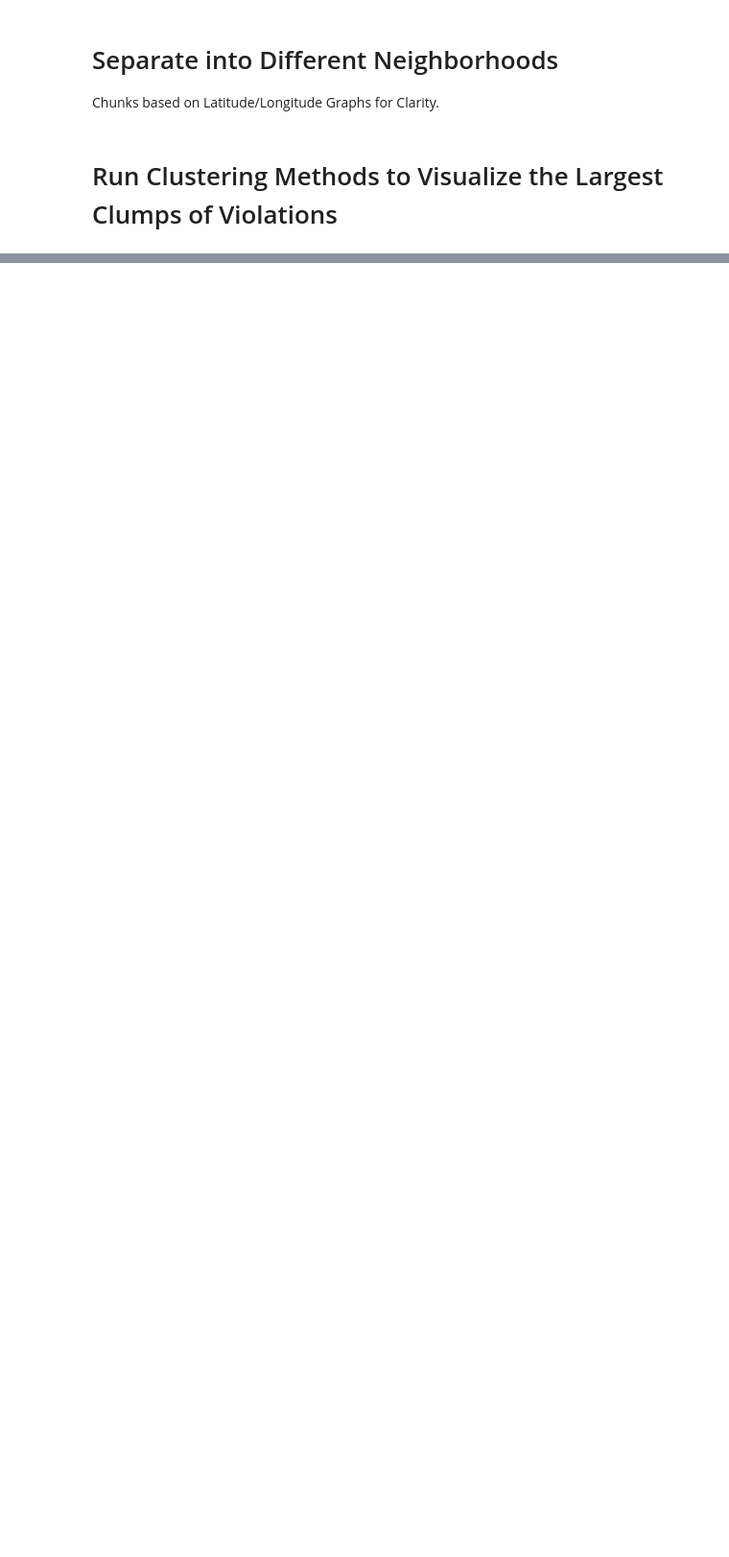
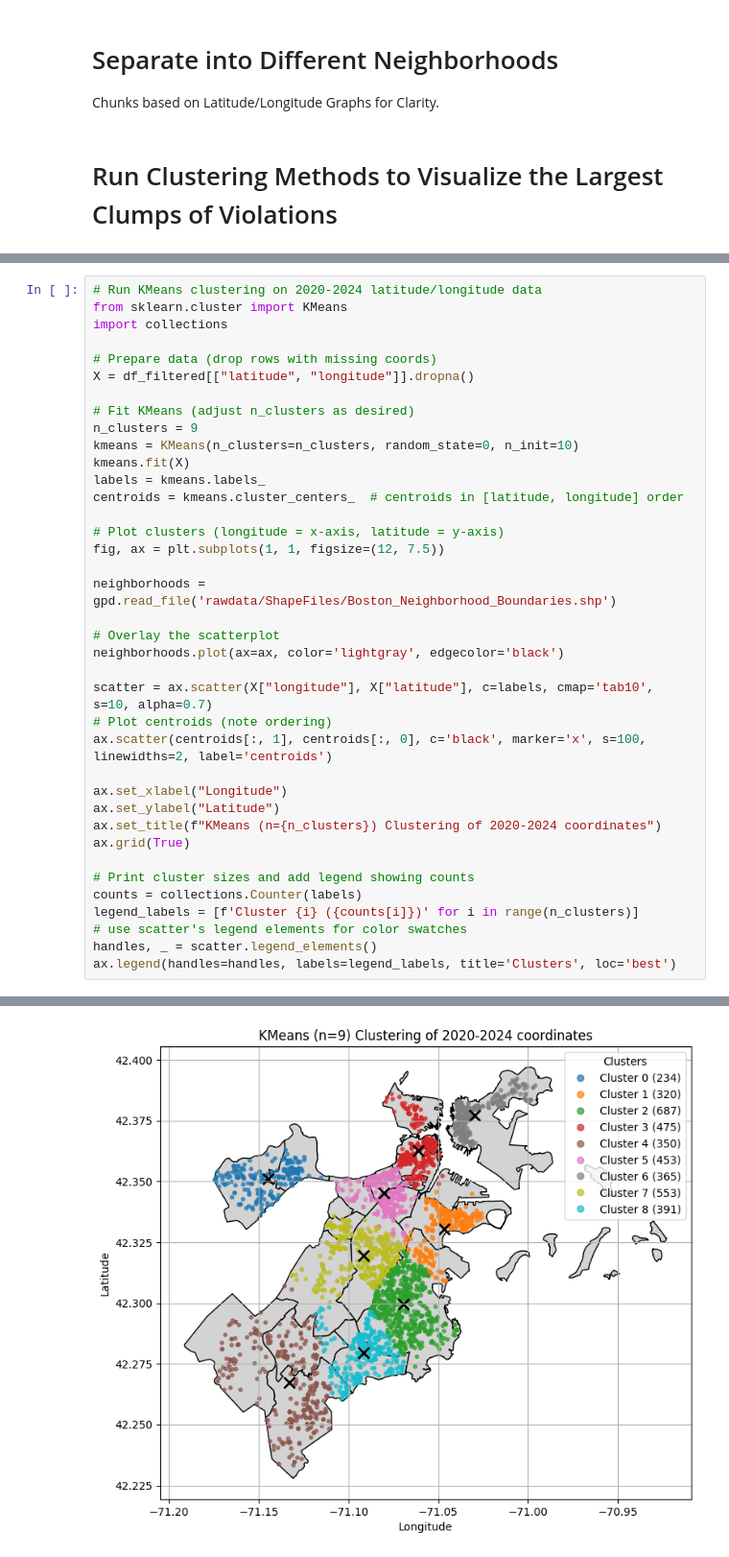
Before and after one commit to irisRen04/cs506-off_campus_housing-Ren-James, a Jupyter notebook: Building_Property.ipynb, the cells around one changed output, grey strips where cells are left out. Shown at 96% size. Saved outputs shown, nothing was run; the diff lists cells and outputs as text; blank space fills up the shorter version.

Commit message:
Use of Kmeans for finding clusters, further cleaning of data of building prop, and prep for api usage for student addresses

```diff
--- a/Building_Property.ipynb
+++ b/Building_Property.ipynb
@@ -299,0 +318,39 @@ from sklearn.manifold import TSNE
+# %%
+# Run KMeans clustering on 2020-2024 latitude/longitude data
+from sklearn.cluster import KMeans
+import collections
+
+# Prepare data (drop rows with missing coords)
+X = df_filtered[["latitude", "longitude"]].dropna()
+
+# Fit KMeans (adjust n_clusters as desired)
+n_clusters = 9
+kmeans = KMeans(n_clusters=n_clusters, random_state=0, n_init=10)
+kmeans.fit(X)
+labels = kmeans.labels_
+centroids = kmeans.cluster_centers_  # centroids in [latitude, longitude] order
+
+# Plot clusters (longitude = x-axis, latitude = y-axis)
+fig, ax = plt.subplots(1, 1, figsize=(12, 7.5))
+
+neighborhoods = gpd.read_file('rawdata/ShapeFiles/Boston_Neighborhood_Boundaries.shp')
+
+# Overlay the scatterplot
+neighborhoods.plot(ax=ax, color='lightgray', edgecolor='black')
+
+scatter = ax.scatter(X["longitude"], X["latitude"], c=labels, cmap='tab10', s=10, alpha=0.7)
+# Plot centroids (note ordering)
+ax.scatter(centroids[:, 1], centroids[:, 0], c='black', marker='x', s=100, linewidths=2, label='centroids')
+
+ax.set_xlabel("Longitude")
+ax.set_ylabel("Latitude")
+ax.set_title(f"KMeans (n={n_clusters}) Clustering of 2020-2024 coordinates")
+ax.grid(True)
+
+# Print cluster sizes and add legend showing counts
+counts = collections.Counter(labels)
+legend_labels = [f'Cluster {i} ({counts[i]})' for i in range(n_clusters)]
+# use scatter's legend elements for color swatches
+handles, _ = scatter.legend_elements()
+ax.legend(handles=handles, labels=legend_labels, title='Clusters', loc='best')
+# %% [output]
@@ -299,0 +358 @@ from sklearn.manifold import TSNE
+[figure, added]
```
Also changed, not shown: parts of 10 cells of this notebook, 6 other files.
